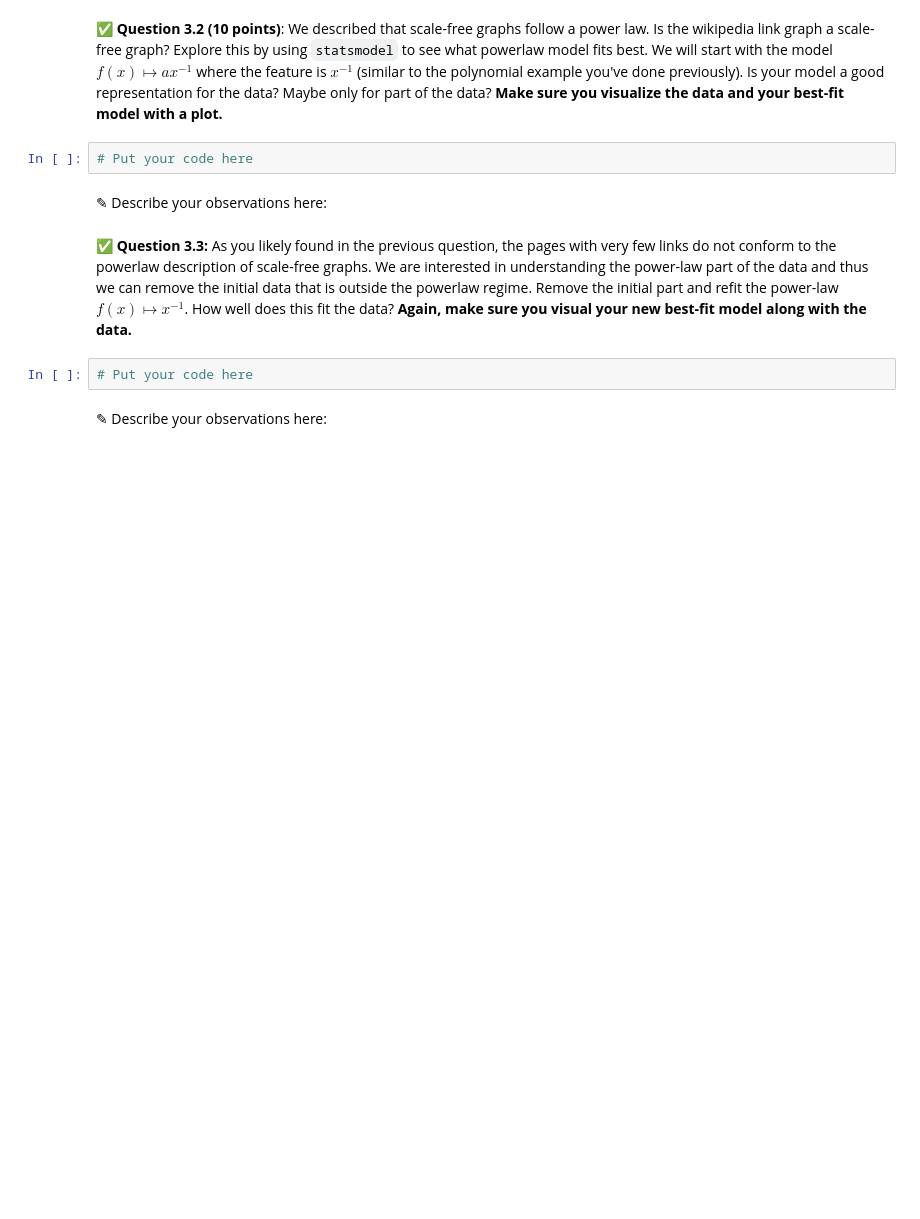
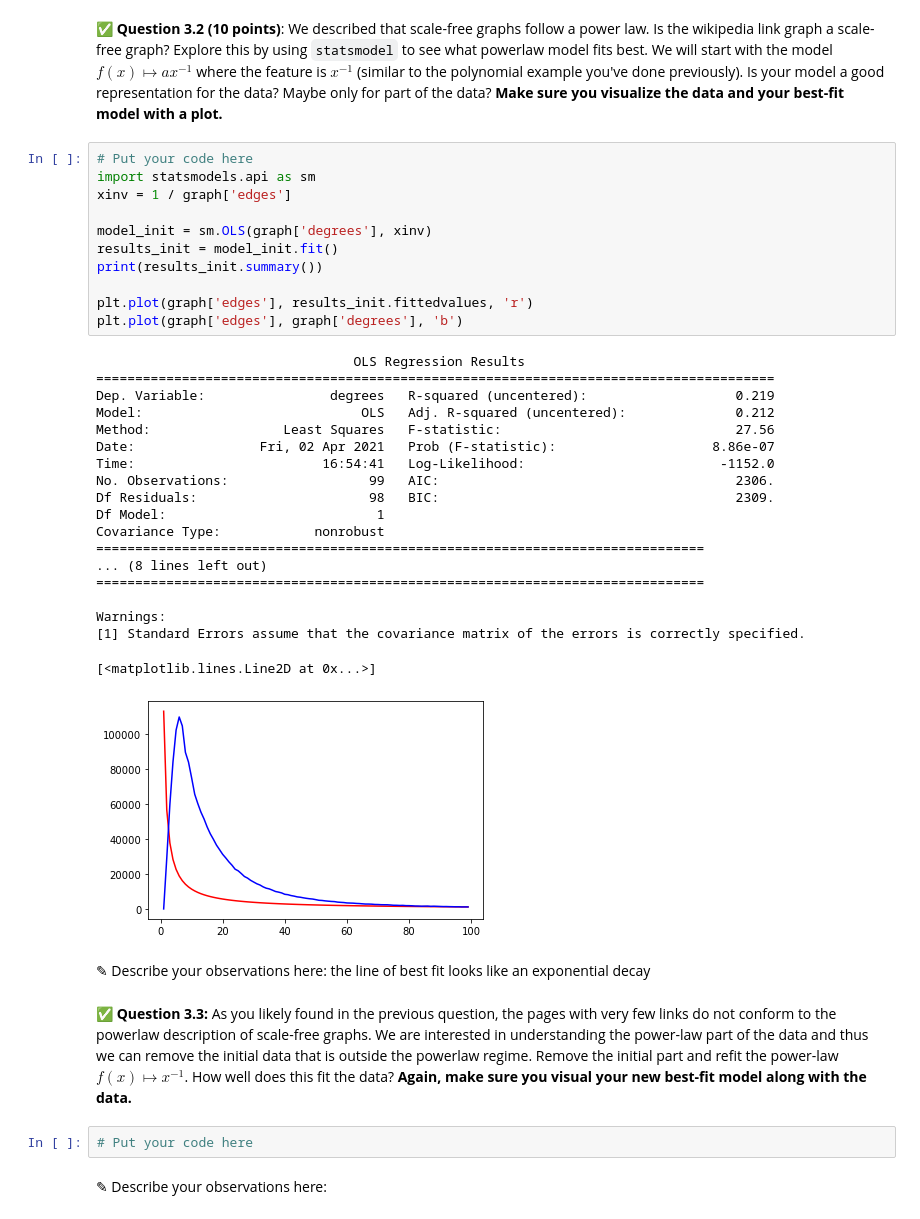
Before and after one commit to markelt1/cmse202-s21-turnin, a Jupyter notebook: hw-04/HW-04_graph_regression-Tim.ipynb, the cells around one changed output. Cells and saved outputs as stored; diff of their text form; blank space fills up the shorter version.

```diff
--- a/hw-04/HW-04_graph_regression-Tim.ipynb
+++ b/hw-04/HW-04_graph_regression-Tim.ipynb
@@ -327,9 +336,38 @@ For the regression model fitting that you're going to do in this part of the ass
 # %% [markdown]
 &#9989; **Question 3.2 (10 points)**: We described that scale-free graphs follow a power law. Is the wikipedia link graph a scale-free graph? Explore this by using `statsmodel` to see what powerlaw model fits best. We will start with the model $f(x) \mapsto a x^{-1}$ where the feature is $x^{-1}$ (similar to the polynomial example you've done previously). Is your model a good representation for the data? Maybe only for part of the data? **Make sure you visualize the data and your best-fit model with a plot.**
-# %%
-# Put your code here
+# %%
+# Put your code here
+import statsmodels.api as sm
+xinv = 1 / graph['edges']
+
+model_init = sm.OLS(graph['degrees'], xinv)
+results_init = model_init.fit()
+print(results_init.summary())
+
+plt.plot(graph['edges'], results_init.fittedvalues, 'r')
+plt.plot(graph['edges'], graph['degrees'], 'b')
+# %% [output]
+                                 OLS Regression Results
+=======================================================================================
+Dep. Variable:                degrees   R-squared (uncentered):                   0.219
+Model:                            OLS   Adj. R-squared (uncentered):              0.212
+Method:                 Least Squares   F-statistic:                              27.56
+Date:                Fri, 02 Apr 2021   Prob (F-statistic):                    8.86e-07
+Time:                        16:54:41   Log-Likelihood:                         -1152.0
+No. Observations:                  99   AIC:                                      2306.
+Df Residuals:                      98   BIC:                                      2309.
+Df Model:                           1
+Covariance Type:            nonrobust
+==============================================================================
+... (8 lines left out)
+==============================================================================
+
+Warnings:
+[1] Standard Errors assume that the covariance matrix of the errors is correctly specified.
+[<matplotlib.lines.Line2D at 0x...>]
+[figure, added]
 # %% [markdown]
-<font size=+3>&#9998;</font> Describe your observations here:
+<font size=+3>&#9998;</font> Describe your observations here: the line of best fit looks like an exponential decay
 # %% [markdown]
 &#9989; **Question 3.3:** As you likely found in the previous question, the pages with very few links do not conform to the powerlaw description of scale-free graphs. We are interested in understanding the power-law part of the data and thus we can remove the initial data that is outside the powerlaw regime. Remove the initial part and refit the power-law $f(x)\mapsto x^{-1}$. How well does this fit the data? **Again, make sure you visual your new best-fit model along with the data.**
 # %%
```
Also changed, not shown: parts of 8 cells of this notebook, 1 other file.
